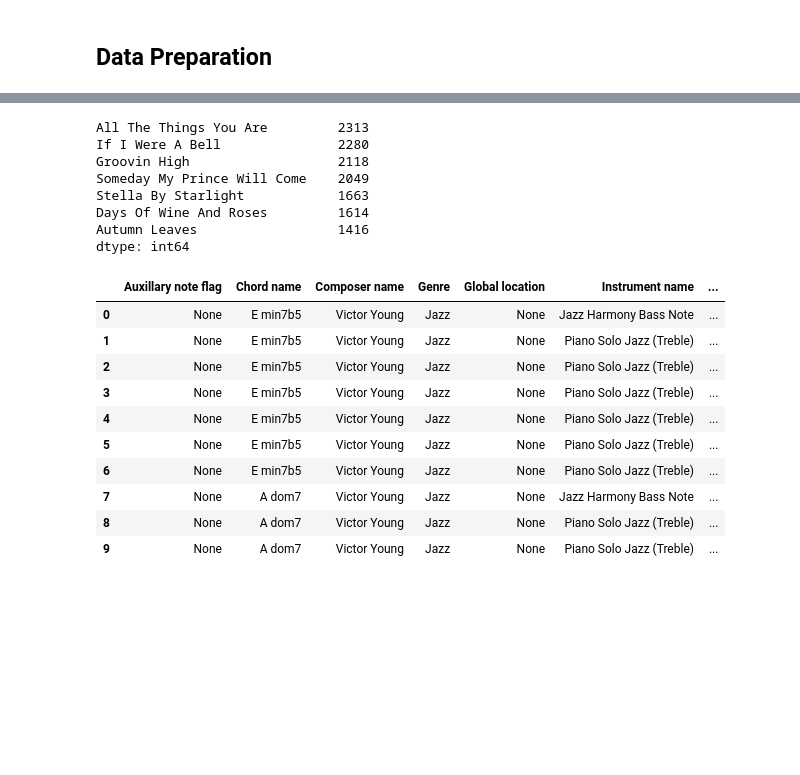
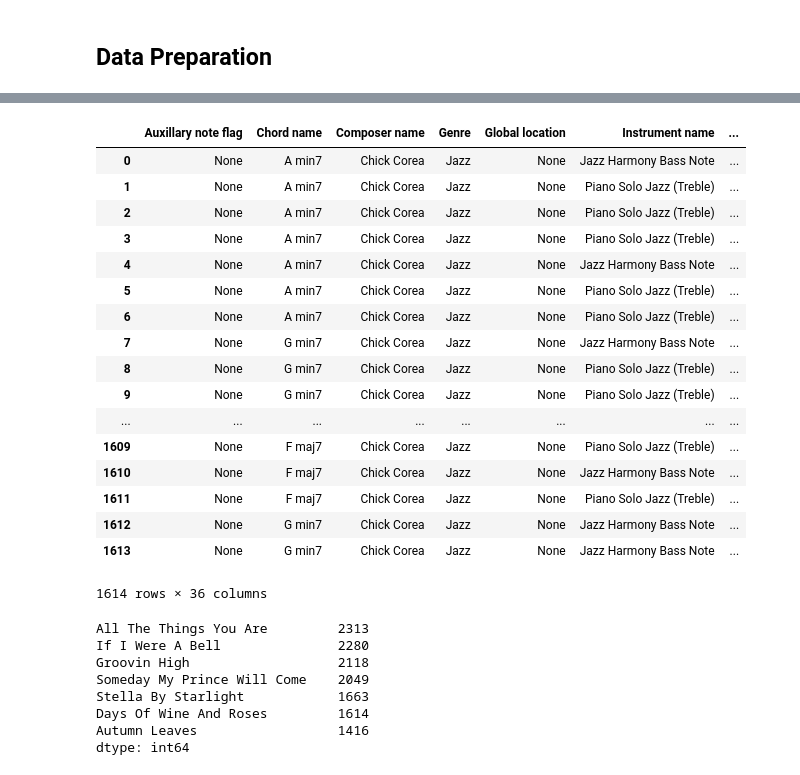
Before and after one commit to jgab3103/phd_code, a Jupyter notebook: DataForCh4AndCh5.ipynb, the cells around one changed output, grey strips where cells are left out. Cells and saved outputs as stored; diff of their text form; code cells hidden in the pictures; blank space fills up the shorter version.

```diff
--- a/DataForCh4AndCh5.ipynb
+++ b/DataForCh4AndCh5.ipynb
@@ -191,10 +190,14 @@ def getChordRootAsInt(data_row):
 
 def getChordTypeAsInt(data_row):
     x = data_row['Chord name']
+    print x
     if x != -1:
-        #print x
         chordType = re.findall('\s(.*)', x)
-        chordType = str(chordType[0])
+        try:
+            chordType = str(chordType[0])
+        except:
+            chordType = 'fix'
+
         if chordType == 'maj7':
             return 0
         elif chordType == 'min7':
@@ -218,14 +221,17 @@ def getChordTypeAsInt(data_row):
         elif chordType == 'dom7sus4':
             return 10
 
-        return chordType
+        return 'min'
 
 
 def chordTypeForDisplay(data_row):
     x = data_row['Chord name']
     if x != -1:
         chordType = re.findall('\s(.*)', x)
-        chordType = str(chordType[0])
+        try:
+            chordType = str(chordType[0])
+        except:
+            chordType = 'fix'
         return chordType
 
 
@@ -411,7 +417,8 @@ class CreateDataSetFromXML:
             dictForNoteEvent['Rest or note flag'] = note.rest
             dictForNoteEvent['noteName'] = note.step
             dictForNoteEvent['octave'] = note.octave
-            dictForNoteEvent['duration'] = note.duration.text
+            if note.duration is not None:
+                dictForNoteEvent['duration'] = note.duration.text
             dictForNoteEvent['instrument'] = note.instrument.attrs.values()
             dictForNoteEvent['accidental'] = note.alter
             dictForNoteEvent['tieFlag'] = str(note.tie)
@@ -525,3 +532,17 @@ class CreateDataSetFromXML:
         return self.df
 # %% [markdown]
 <h2>Data Preparation</h2>
+# %%
+armandosRhumbaData = CreateDataSetFromXML(xmlFile="FinalDataSet/XMLFiles/JazzSolos/ChickCoreaArmandosRhumba.xml",
+                                  performerName="Chick Corea", composerName="Chick Corea", genre="Jazz",
+                                  numberOfParts=2, title="Armandos Rhumba",
+                                  yearOfComposition="1976", yearOfPerformance="1976",
+                                  ongoingTempo=261, tempoChangeIsOccuring = False,
+                                  numberOfQuarterBeatsInBar=4)
+armandosRhumbaData.convertXMLToDataFrame()
+armandosRhumbaData.cleanDataFrame()
+armandosRhumbaData.fixLocation()
+armandosRhumbaData.updateChordNumericalData()
+armandosRhumbaData.removeUnusedColumns()
+armandosRhumbaData.fillChordVals()
+armandosRhumbaDf = armandosRhumbaData.returnPreparedDataFrame()
@@ -629,3 +683,24 @@ daysOfWineDf = daysOfWineData.returnPreparedDataFrame()
+# %%
+armandosRhumbaDf
+# %% [output]
+|  | Auxillary note flag | Chord name | Composer name | Genre | Global location | Instrument name | ... |
+| 0 | None | A min7 | Chick Corea | Jazz | None | Jazz Harmony Bass Note | ... |
+| 1 | None | A min7 | Chick Corea | Jazz | None | Piano Solo Jazz (Treble) | ... |
+| 2 | None | A min7 | Chick Corea | Jazz | None | Piano Solo Jazz (Treble) | ... |
+| 3 | None | A min7 | Chick Corea | Jazz | None | Piano Solo Jazz (Treble) | ... |
+| 4 | None | A min7 | Chick Corea | Jazz | None | Jazz Harmony Bass Note | ... |
+| 5 | None | A min7 | Chick Corea | Jazz | None | Piano Solo Jazz (Treble) | ... |
+| 6 | None | A min7 | Chick Corea | Jazz | None | Piano Solo Jazz (Treble) | ... |
+| 7 | None | G min7 | Chick Corea | Jazz | None | Jazz Harmony Bass Note | ... |
+| 8 | None | G min7 | Chick Corea | Jazz | None | Piano Solo Jazz (Treble) | ... |
+| 9 | None | G min7 | Chick Corea | Jazz | None | Piano Solo Jazz (Treble) | ... |
+| ... | ... | ... | ... | ... | ... | ... | ... |
+| 1609 | None | F maj7 | Chick Corea | Jazz | None | Piano Solo Jazz (Treble) | ... |
+| 1610 | None | F maj7 | Chick Corea | Jazz | None | Jazz Harmony Bass Note | ... |
+| 1611 | None | F maj7 | Chick Corea | Jazz | None | Piano Solo Jazz (Treble) | ... |
+| 1612 | None | G min7 | Chick Corea | Jazz | None | Jazz Harmony Bass Note | ... |
+| 1613 | None | G min7 | Chick Corea | Jazz | None | Jazz Harmony Bass Note | ... |
+1614 rows × 36 columns
 # %%
 df = pd.concat([stellaDf, groovinDf, autumnDf, ifIWereDf, allTheThingsDf, somedayMyPrinceDf, daysOfWineDf], axis=0)
 #df = stellaDf
@@ -643,17 +716,3 @@ Stella By Starlight            1663
 Days Of Wine And Roses         1614
 Autumn Leaves                  1416
 dtype: int64
-# %%
-df.head(10)
-# %% [output]
-|  | Auxillary note flag | Chord name | Composer name | Genre | Global location | Instrument name | ... |
-| 0 | None | E min7b5 | Victor Young | Jazz | None | Jazz Harmony Bass Note | ... |
-| 1 | None | E min7b5 | Victor Young | Jazz | None | Piano Solo Jazz (Treble) | ... |
-| 2 | None | E min7b5 | Victor Young | Jazz | None | Piano Solo Jazz (Treble) | ... |
-| 3 | None | E min7b5 | Victor Young | Jazz | None | Piano Solo Jazz (Treble) | ... |
-| 4 | None | E min7b5 | Victor Young | Jazz | None | Piano Solo Jazz (Treble) | ... |
-| 5 | None | E min7b5 | Victor Young | Jazz | None | Piano Solo Jazz (Treble) | ... |
-| 6 | None | E min7b5 | Victor Young | Jazz | None | Piano Solo Jazz (Treble) | ... |
-| 7 | None | A dom7 | Victor Young | Jazz | None | Jazz Harmony Bass Note | ... |
-| 8 | None | A dom7 | Victor Young | Jazz | None | Piano Solo Jazz (Treble) | ... |
-| 9 | None | A dom7 | Victor Young | Jazz | None | Piano Solo Jazz (Treble) | ... |
```
Also changed, not shown: parts of 103 cells of this notebook, 3 other files.
